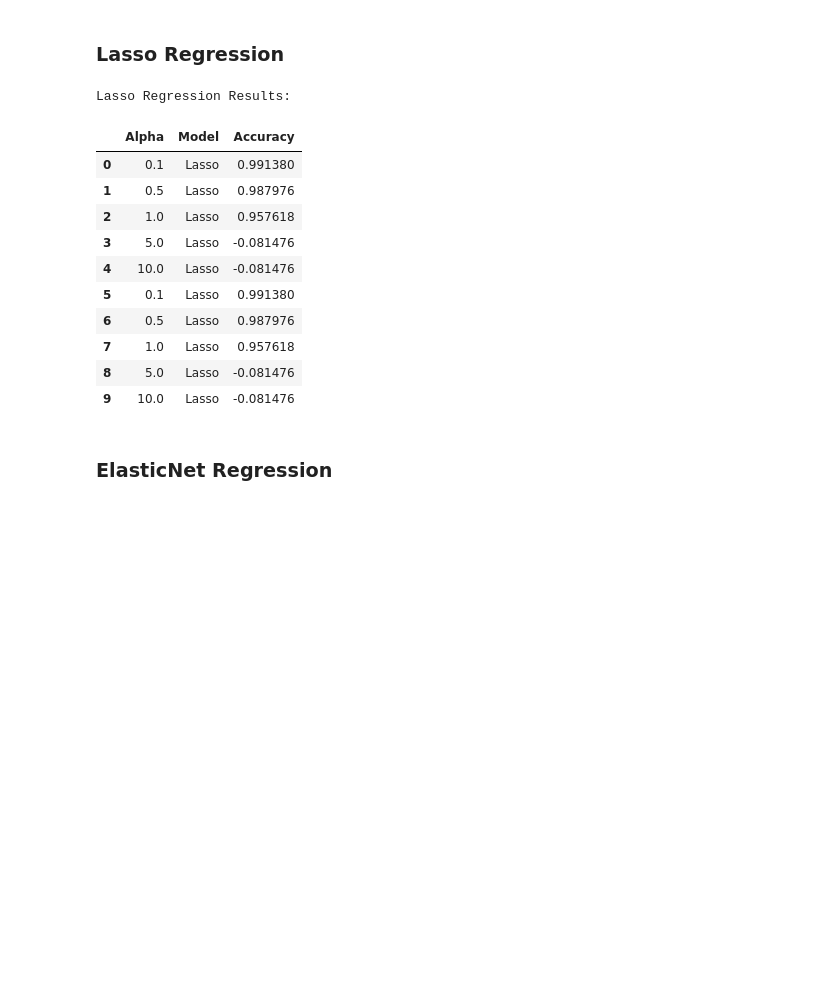
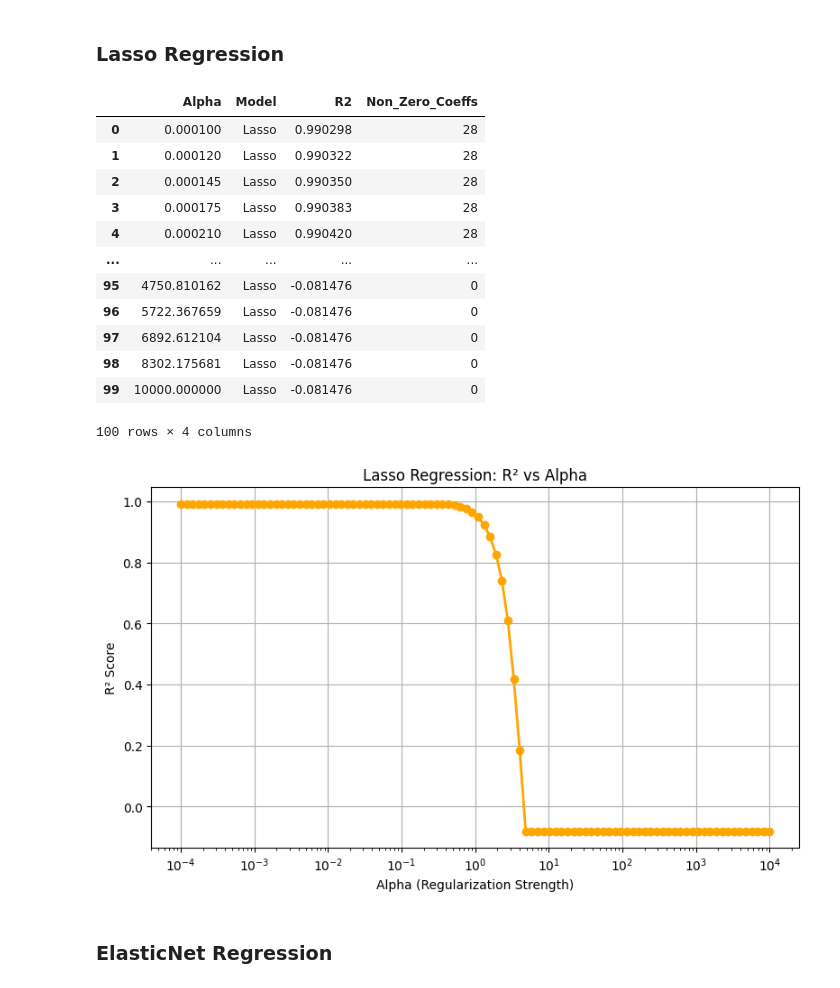
Before and after one commit to jahidurmahim/Machine_Learning_Laboratory, a Jupyter notebook: Crick_dataset.ipynb, the cells around one changed output. Saved outputs shown, nothing was run; the diff lists cells and outputs as text; code cells hidden in the pictures; blank space fills up the shorter version.

```diff
--- a/Crick_dataset.ipynb
+++ b/Crick_dataset.ipynb
@@ -622,29 +658,67 @@ Ridge Regression Results:
 # %% [markdown]
 ### Lasso Regression
 # %%
-# Apply Lasso Regression
+from sklearn.linear_model import Lasso
+from sklearn.metrics import r2_score
+import numpy as np
+import pandas as pd
+
+lasso_results = []
+
 for a in alphas:
-    lasso = Lasso(alpha=a)
+    lasso = Lasso(alpha=a, max_iter=10000)
     lasso.fit(X_train_scaled, y_train)
-    r2 = r2_score(y_test, lasso.predict(X_test_scaled))
-    lasso_results.append({'Alpha': a, 'Model': 'Lasso', 'Accuracy': r2})
+
+    y_pred = lasso.predict(X_test_scaled)
+    r2 = r2_score(y_test, y_pred)
+
+    # Count non-zero coefficients (Lasso feature selection)
+    non_zero = np.sum(np.abs(lasso.coef_) > 1e-6)
+
+    lasso_results.append({
+        'Alpha': a,
+        'Model': 'Lasso',
+        'R2': r2,
+        'Non_Zero_Coeffs': non_zero
+    })
 
 lasso_df = pd.DataFrame(lasso_results)
-print("Lasso Regression Results:")
 display(lasso_df)
 # %% [output]
+|  | Alpha | Model | R2 | Non_Zero_Coeffs |
+| 0 | 0.000100 | Lasso | 0.990298 | 28 |
+| 1 | 0.000120 | Lasso | 0.990322 | 28 |
+| 2 | 0.000145 | Lasso | 0.990350 | 28 |
+| 3 | 0.000175 | Lasso | 0.990383 | 28 |
+| 4 | 0.000210 | Lasso | 0.990420 | 28 |
+| ... | ... | ... | ... | ... |
+| 95 | 4750.810162 | Lasso | -0.081476 | 0 |
+| 96 | 5722.367659 | Lasso | -0.081476 | 0 |
+| 97 | 6892.612104 | Lasso | -0.081476 | 0 |
+| 98 | 8302.175681 | Lasso | -0.081476 | 0 |
+| 99 | 10000.000000 | Lasso | -0.081476 | 0 |
-Lasso Regression Results:
+100 rows × 4 columns
-|  | Alpha | Model | Accuracy |
-| 0 | 0.1 | Lasso | 0.991380 |
-| 1 | 0.5 | Lasso | 0.987976 |
-| 2 | 1.0 | Lasso | 0.957618 |
-| 3 | 5.0 | Lasso | -0.081476 |
-| 4 | 10.0 | Lasso | -0.081476 |
-| 5 | 0.1 | Lasso | 0.991380 |
-| 6 | 0.5 | Lasso | 0.987976 |
-| 7 | 1.0 | Lasso | 0.957618 |
-| 8 | 5.0 | Lasso | -0.081476 |
-| 9 | 10.0 | Lasso | -0.081476 |
+# %%
+import matplotlib.pyplot as plt
+
+plt.figure(figsize=(8, 5))
+plt.plot(
+    lasso_df['Alpha'],
+    lasso_df['R2'],
+    marker='o',
+    linewidth=2,
+    color='orange'
+)
+
+plt.xscale('log')
+plt.xlabel('Alpha (Regularization Strength)')
+plt.ylabel('R² Score')
+plt.title('Lasso Regression: R² vs Alpha')
+plt.grid(True)
+plt.tight_layout()
+plt.show()
+# %% [output]
+[figure, added]
 # %% [markdown]
 ### ElasticNet Regression
 # %%
```
Also changed, not shown: parts of 7 cells of this notebook.
